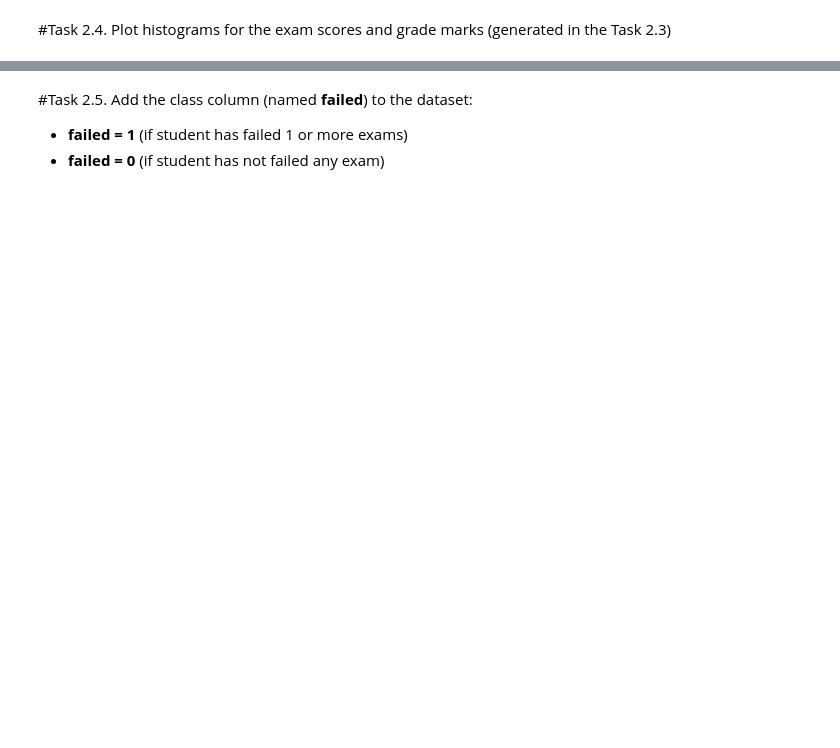
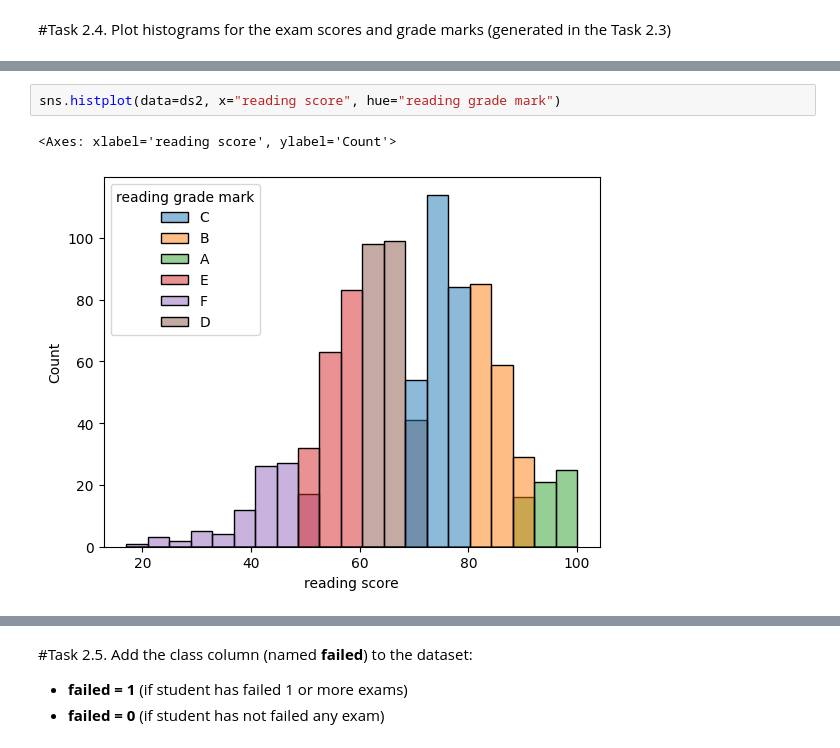
Before and after one commit to PhamTienLoc/Lab_DM, a Jupyter notebook: Lab_9_ClusteringAnalysis_21130429_PhamTienLoc.ipynb, the cells around one changed output, grey strips where cells are left out. Cells and saved outputs as stored; diff of their text form; blank space fills up the shorter version.

```diff
--- a/Lab_9_ClusteringAnalysis_21130429_PhamTienLoc.ipynb
+++ b/Lab_9_ClusteringAnalysis_21130429_PhamTienLoc.ipynb
@@ -166,0 +197,5 @@ sns.pairplot(ds2, hue="writing score")
+# %%
+sns.histplot(data=ds2, x="reading score", hue="reading grade mark")
+# %% [output]
+<Axes: xlabel='reading score', ylabel='Count'>
+[figure, added]
```
Also changed, not shown: parts of 9 cells of this notebook.
